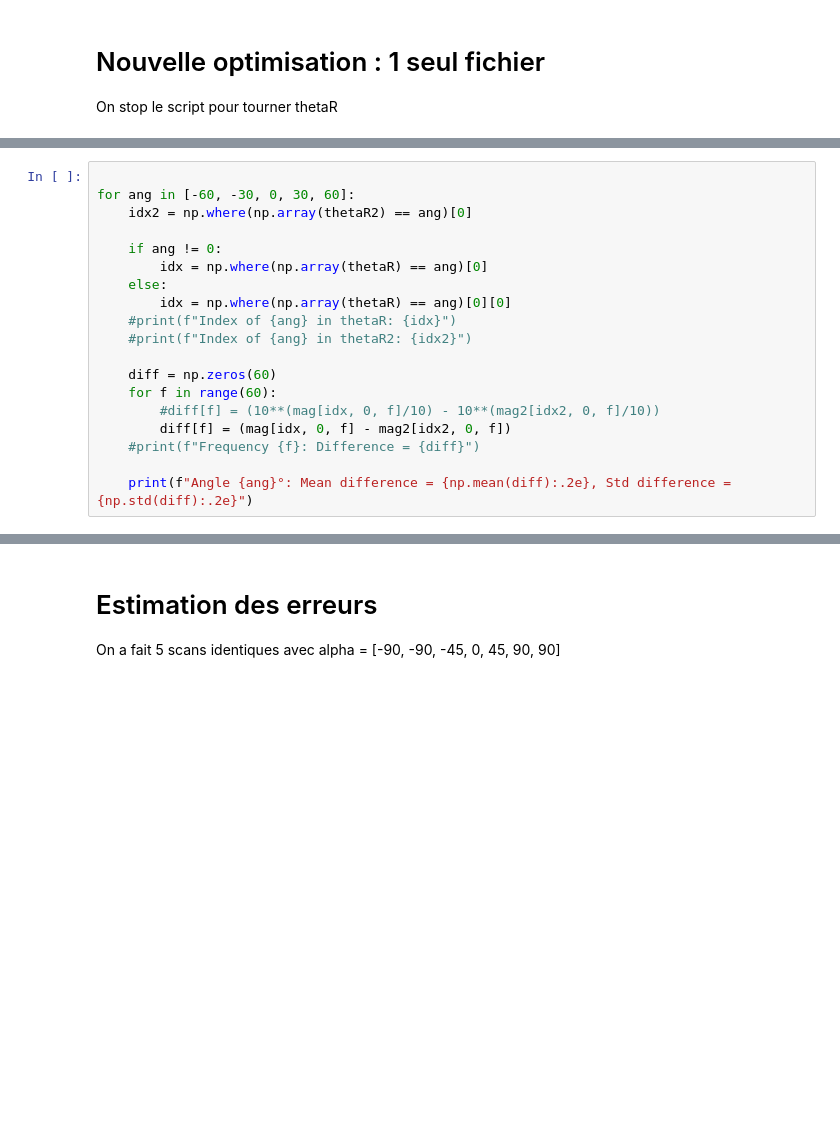
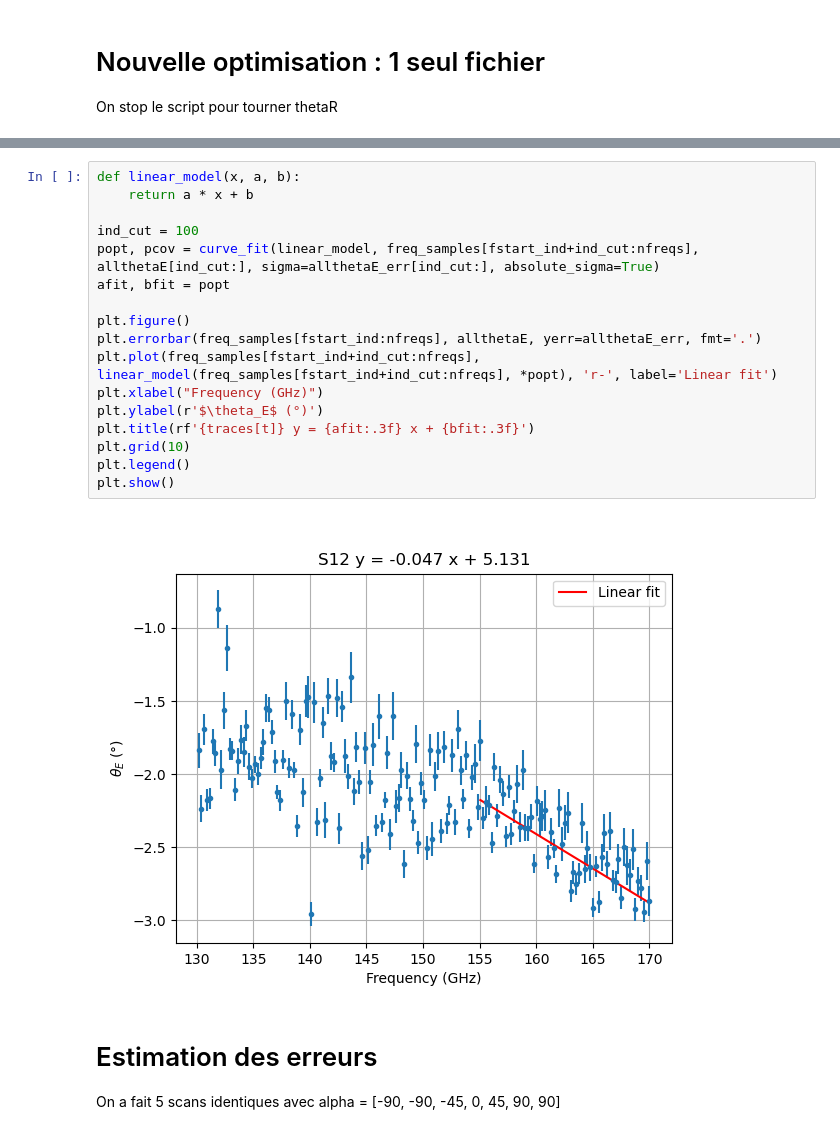
Before and after one commit to mousset/COSMOCal, a Jupyter notebook: Analyse_Malus_thetaR.ipynb, the cells around one changed output, grey strips where cells are left out. Cells and saved outputs as stored; diff of their text form; blank space fills up the shorter version.

```diff
--- a/Analyse_Malus_thetaR.ipynb
+++ b/Analyse_Malus_thetaR.ipynb
@@ -193,19 +261,0 @@ fig.tight_layout()
-# %%
-
-for ang in [-60, -30, 0, 30, 60]:
-    idx2 = np.where(np.array(thetaR2) == ang)[0]
-
-    if ang != 0:
-        idx = np.where(np.array(thetaR) == ang)[0]
-    else:
-        idx = np.where(np.array(thetaR) == ang)[0][0]
-    #print(f"Index of {ang} in thetaR: {idx}")
-    #print(f"Index of {ang} in thetaR2: {idx2}")
-
-    diff = np.zeros(60)
-    for f in range(60):
-        #diff[f] = (10**(mag[idx, 0, f]/10) - 10**(mag2[idx2, 0, f]/10))
-        diff[f] = (mag[idx, 0, f] - mag2[idx2, 0, f])
-    #print(f"Frequency {f}: Difference = {diff}")
-
-    print(f"Angle {ang}°: Mean difference = {np.mean(diff):.2e}, Std difference = {np.std(diff):.2e}")
@@ -222,3 +376,22 @@ for ang in [-60, -30, 0, 30, 60]:
+# %%
+def linear_model(x, a, b):
+    return a * x + b
+
+ind_cut = 100
+popt, pcov = curve_fit(linear_model, freq_samples[fstart_ind+ind_cut:nfreqs], allthetaE[ind_cut:], sigma=allthetaE_err[ind_cut:], absolute_sigma=True)
+afit, bfit = popt
+
+plt.figure()
+plt.errorbar(freq_samples[fstart_ind:nfreqs], allthetaE, yerr=allthetaE_err, fmt='.')
+plt.plot(freq_samples[fstart_ind+ind_cut:nfreqs], linear_model(freq_samples[fstart_ind+ind_cut:nfreqs], *popt), 'r-', label='Linear fit')
+plt.xlabel("Frequency (GHz)")
+plt.ylabel(r'$\theta_E$ (°)')
+plt.title(rf'{traces[t]} y = {afit:.3f} x + {bfit:.3f}')
+plt.grid(10)
+plt.legend()
+plt.show()
+# %% [output]
+[figure, added]
 # %% [markdown]
 # Estimation des erreurs
 
```
Also changed, not shown: parts of 29 cells of this notebook, 2 other files.
